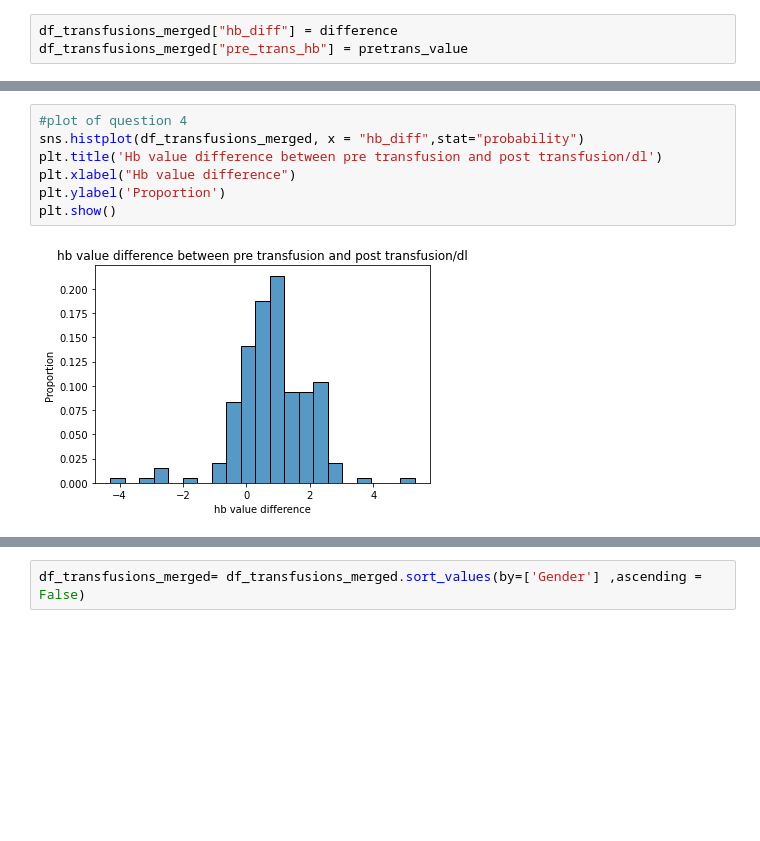
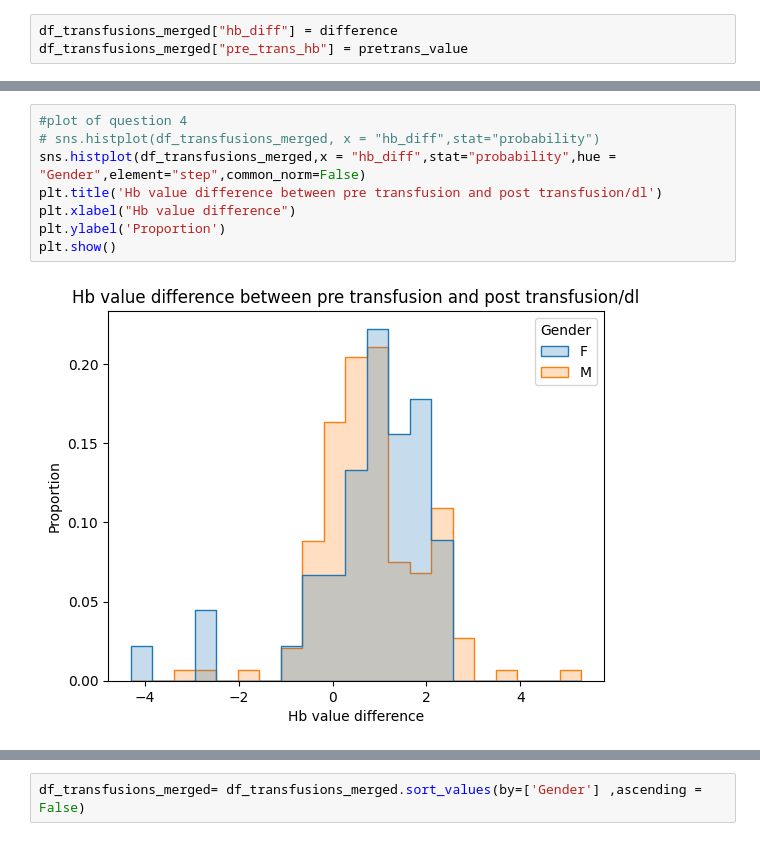
Before and after one commit to lily214754/MIMIC, a Jupyter notebook: EDA/EPIC EDA debug.ipynb, the cells around one changed output, grey strips where cells are left out. Saved outputs shown, nothing was run; the diff lists cells and outputs as text; blank space fills up the shorter version.

```diff
--- a/EDA/EPIC EDA debug.ipynb
+++ b/EDA/EPIC EDA debug.ipynb
@@ -156,12 +164,13 @@ print(np.std(df_transfusions_merged.loc[df_transfusions_merged["Gender"] == "F"]
 # %%
 #plot of question 4
-sns.histplot(df_transfusions_merged, x = "hb_diff",stat="probability")
+# sns.histplot(df_transfusions_merged, x = "hb_diff",stat="probability")
+sns.histplot(df_transfusions_merged,x = "hb_diff",stat="probability",hue = "Gender",element="step",common_norm=False)
 plt.title('Hb value difference between pre transfusion and post transfusion/dl')
 plt.xlabel("Hb value difference")
 plt.ylabel('Proportion')
 plt.show()
 # %% [output]
-[figure, old version]
+[figure, new version]
 # %%
 print(np.mean(df_transfusions_merged["hb_diff"]))
 print(np.std(df_transfusions_merged["hb_diff"]))
```
Also changed, not shown: parts of 21 cells of this notebook, 22 other files.
